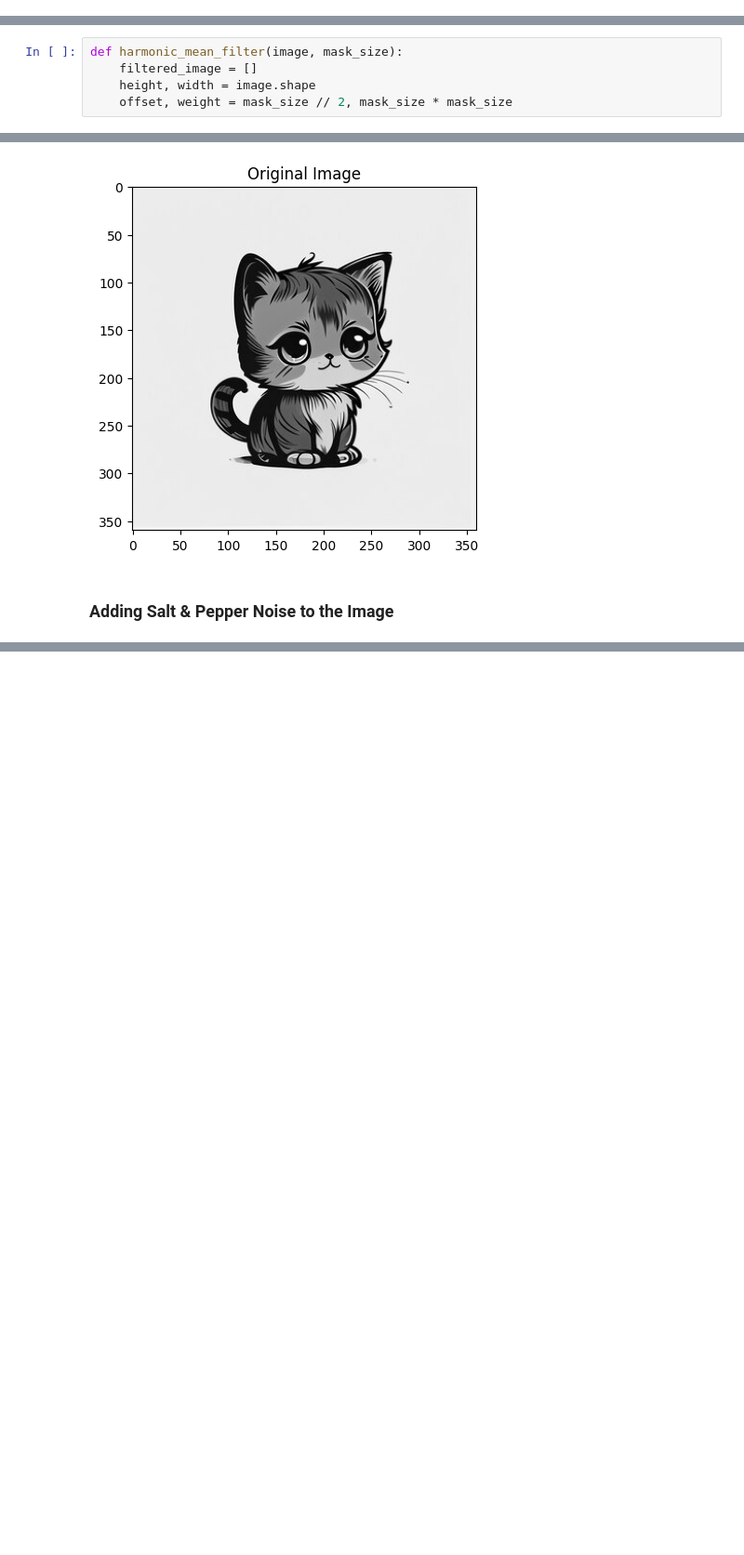
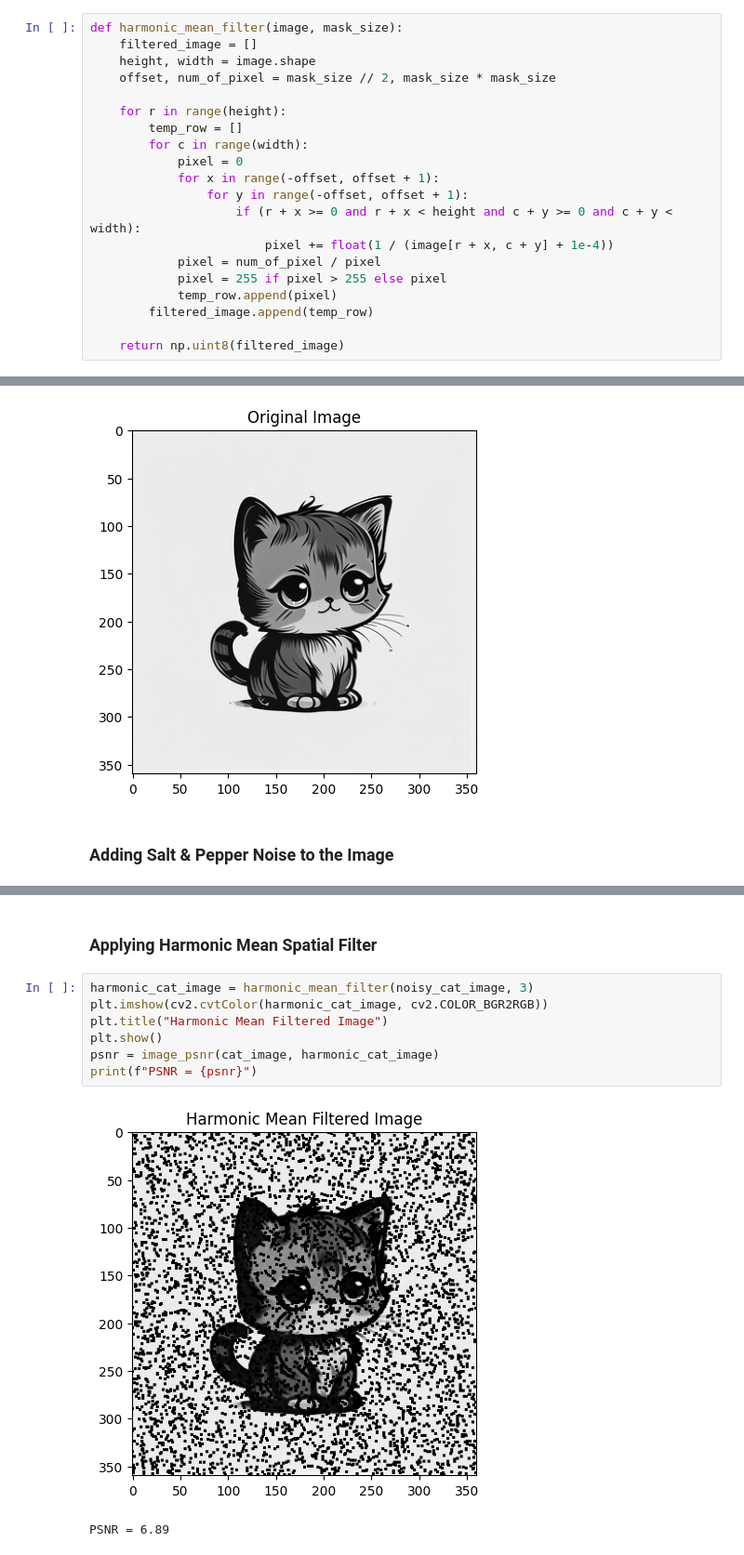
Before and after one commit to ahnafshahrear/Digital-Image-Processing-Lab, a Jupyter notebook: 3(c) Harmonic & Geometric Mean Filters.ipynb, the cells around one changed output, grey strips where cells are left out. Shown: that part at 93% size. Drawn from its saved outputs; the diff is of its cells as text; blank space fills up the shorter version.

```diff
--- a/3(c) Harmonic & Geometric Mean Filters.ipynb
+++ b/3(c) Harmonic & Geometric Mean Filters.ipynb
@@ -9 +12,21 @@ import matplotlib.pyplot as plt
+# %%
+def harmonic_mean_filter(image, mask_size):
+    filtered_image = []
+    height, width = image.shape
+    offset, num_of_pixel = mask_size // 2, mask_size * mask_size
+
+    for r in range(height):
+        temp_row = []
+        for c in range(width):
+            pixel = 0
+            for x in range(-offset, offset + 1):
+                for y in range(-offset, offset + 1):
+                    if (r + x >= 0 and r + x < height and c + y >= 0 and c + y < width):
+                        pixel += float(1 / (image[r + x, c + y] + 1e-4))
+            pixel = num_of_pixel / pixel
+            pixel = 255 if pixel > 255 else pixel
+            temp_row.append(pixel)
+        filtered_image.append(temp_row)
+
+    return np.uint8(filtered_image)
 # %% [markdown]
@@ -12,5 +33,0 @@ import matplotlib.pyplot as plt
-# %%
-def harmonic_mean_filter(image, mask_size):
-    filtered_image = []
-    height, width = image.shape
-    offset, weight = mask_size // 2, mask_size * mask_size
@@ -64,0 +119,12 @@ PSNR = 15.17
+# %% [markdown]
+### Applying Harmonic Mean Spatial Filter
+# %%
+harmonic_cat_image = harmonic_mean_filter(noisy_cat_image, 3)
+plt.imshow(cv2.cvtColor(harmonic_cat_image, cv2.COLOR_BGR2RGB))
+plt.title("Harmonic Mean Filtered Image")
+plt.show()
+psnr = image_psnr(cat_image, harmonic_cat_image)
+print(f"PSNR = {psnr}")
+# %% [output]
+[figure, added]
+PSNR = 6.89
```
Also changed, not shown: parts of 7 cells of this notebook, 2 other files.
